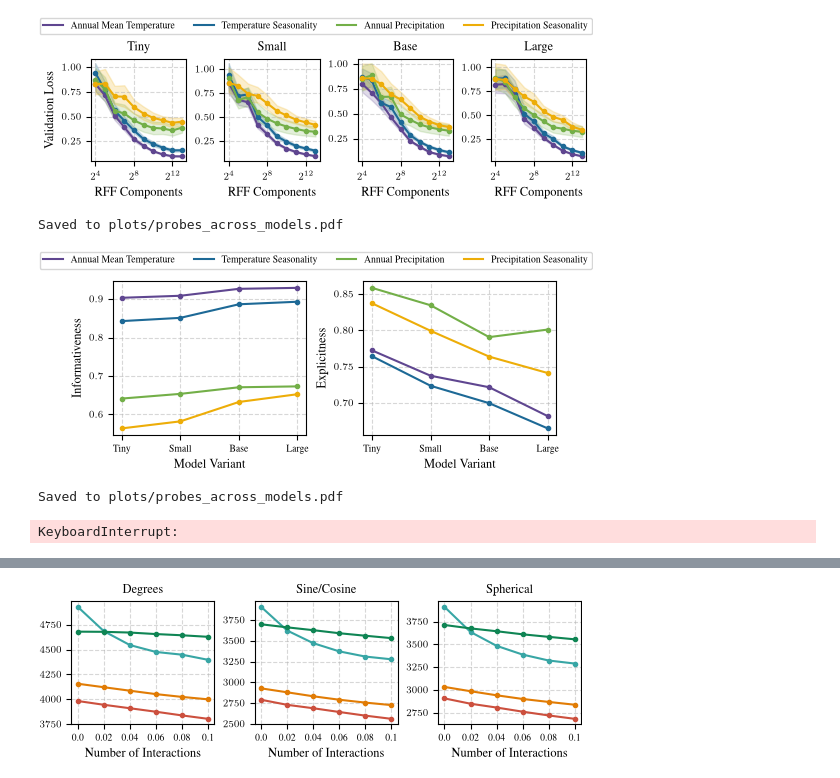
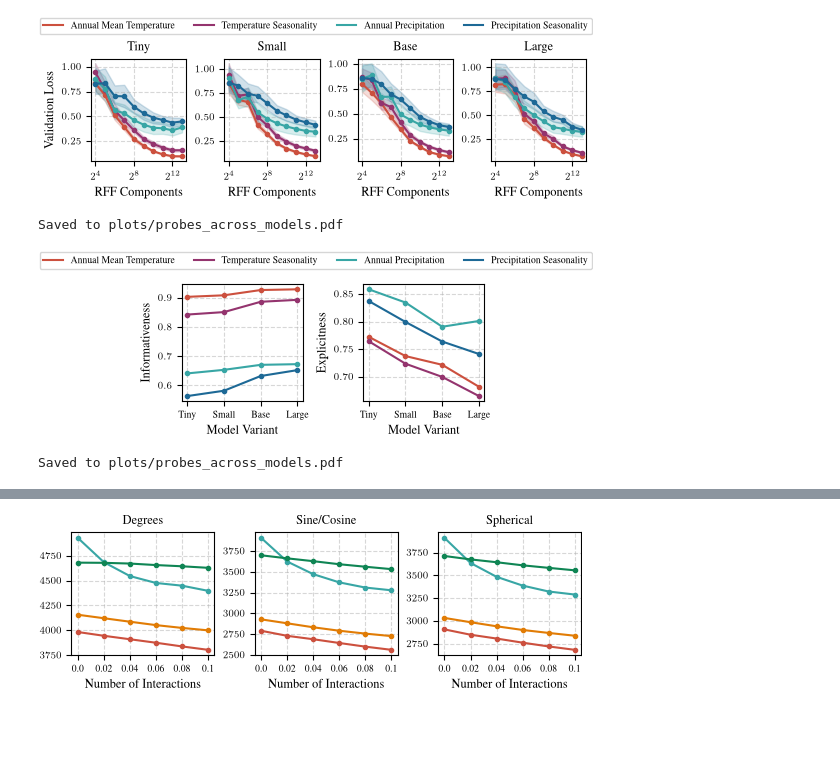
Before and after one commit to kdybek/terramind_probing, a Jupyter notebook: plots.ipynb, the cells around one changed output, grey strips where cells are left out. Drawn from its saved outputs; the diff is of its cells as text; code cells hidden in the pictures; blank space fills up the shorter version.

Commit message:
updated plots

```diff
--- a/plots.ipynb
+++ b/plots.ipynb
@@ -38,11 +38,11 @@ NUM_LAYERS_DICT = {
     "terramind_v1_base": 12,
     "terramind_v1_large": 24,
 }
-MODEL_COLORS = {
-    "terramind_v1_tiny": PALETTE[2],
-    "terramind_v1_small": PALETTE[3],
-    "terramind_v1_base": PALETTE[6],
-    "terramind_v1_large": PALETTE[7],
+SIZE_DICT = {
+    "terramind_v1_tiny": 192,
+    "terramind_v1_small": 384,
+    "terramind_v1_base": 768,
+    "terramind_v1_large": 1024,
 }
 
 TARGET_NAMES = ["bio01", "bio04", "bio12", "bio15"]
@@ -53,11 +53,12 @@ TARGET_LABELS = {
     "bio15": "Precipitation Seasonality",
 }
 TARGET_COLORS = {
-    "bio01": PALETTE[0],
-    "bio04": PALETTE[1],
-    "bio12": PALETTE[4],
-    "bio15": PALETTE[5],
+    "bio01": PALETTE[7],
+    "bio04": PALETTE[8],
+    "bio12": PALETTE[2],
+    "bio15": PALETTE[1],
 }
+SIZE_COLOR = PALETTE[4]
 
 RBF_COMPONENT_COUNTS = [16, 32, 64, 128, 256, 512, 1024, 2048, 4096, 8192]
 # %%
@@ -149,7 +150,7 @@ plt.savefig("plots/probes_across_models.pdf", bbox_inches="tight")
 plt.show()
 print("\nSaved to plots/probes_across_models.pdf")
 # %% [output]
-[figure, old version]
+[figure, new version]
 Saved to plots/probes_across_models.pdf
 # %%
 import os
@@ -169,7 +170,7 @@ color_handles = [
 os.environ["PATH"] += os.pathsep + "/Library/TeX/texbin"
 
 plt.rcParams.update(bundles.neurips2024())
-plt.rcParams.update(figsizes.neurips2024(nrows=1, ncols=2, height_to_width_ratio=0.8, rel_width=0.9))
+plt.rcParams.update(figsizes.neurips2024(nrows=1, ncols=2, height_to_width_ratio=0.9, rel_width=0.65))
 plt.rcParams.update({
     "text.latex.preamble": r"\usepackage{times}\usepackage{amsmath}",
     "text.usetex": True,
@@ -201,42 +202,33 @@ for ax, metric in zip(axes, ["Informativeness", "Explicitness"], strict=True):
                     (df["model_name"] == model) &
                     (df["rff_component_count"] == rff_component_count) &
                     (df["target"] == tgt)
                 ]
 
                 assert len(sub_df) == NUM_FOLDS, f"Expected {NUM_FOLDS} folds, but got {len(sub_df)} for model={model}, rff_component_count={rff_component_count}, target={tgt}"
 
                 scores = sub_df['val_loss'].values
                 mean, lower_ci, upper_ci = mean_bootstrap_ci(scores)
                 means.append(mean)
                 los.append(lower_ci)
                 his.append(upper_ci)
 
             value = summarize(means, metric)
             values.append(value)
 
         x = np.arange(len(MODEL_NAMES))
         ax.plot(x, values, label=TARGET_LABELS[tgt], color=TARGET_COLORS[tgt], marker="o", markersize=MARKER_SIZE)
 
     ax.set_xticks(x)
     ax.set_xticklabels(MODEL_LABELS[model] for model in MODEL_NAMES)
     ax.set_xlabel("Model Variant")
     ax.set_ylabel(metric)
     ax.grid(True, linestyle="--", alpha=0.5)
 
-fig.legend(handles=color_handles, loc="upper center", ncol=4, bbox_to_anchor=(0.5, 1.15))
+fig.legend(handles=color_handles, loc="upper center", ncol=4, bbox_to_anchor=(0.5, 1.2))
 
 plt.savefig("plots/probes_across_models.pdf", bbox_inches="tight")
 plt.show()
 print("\nSaved to plots/probes_across_models.pdf")
 # %% [output]
-[figure, old version]
+[figure, new version]
 Saved to plots/probes_across_models.pdf
-# %%
-import pickle
-
-with open("data/metadata.pkl", "rb") as f:
-    metadata = pickle.load(f)
-
-print(metadata[-5:])
-# %% [output]
-KeyboardInterrupt:
```
Also changed, not shown: parts of 1 cell of this notebook, 1 other file.
